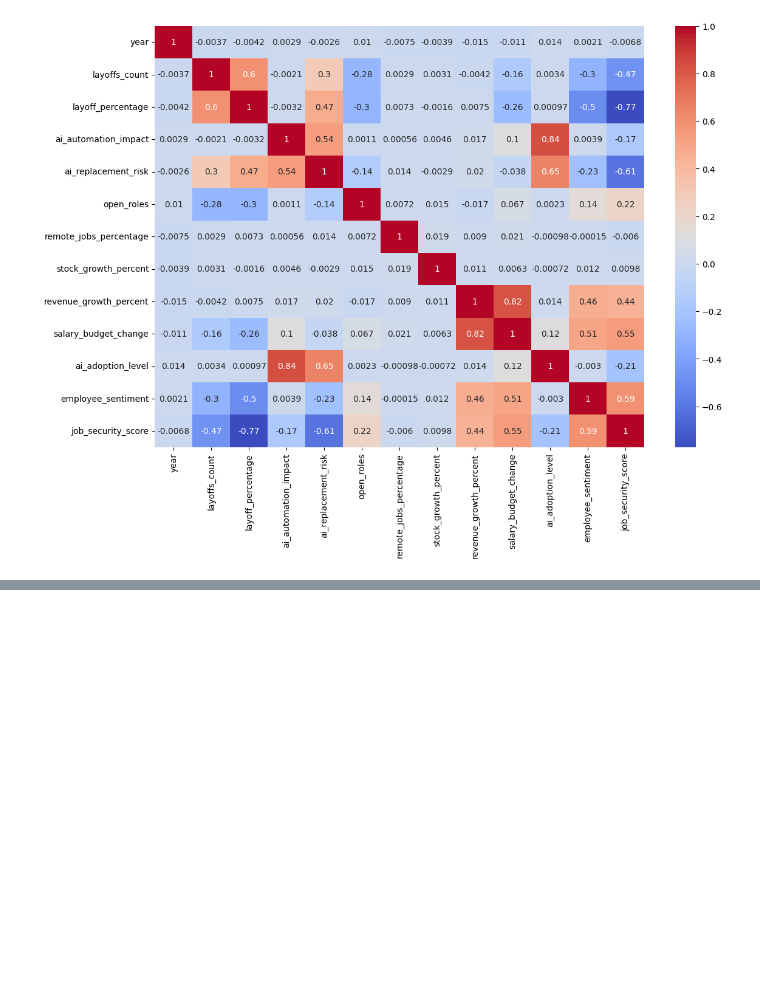
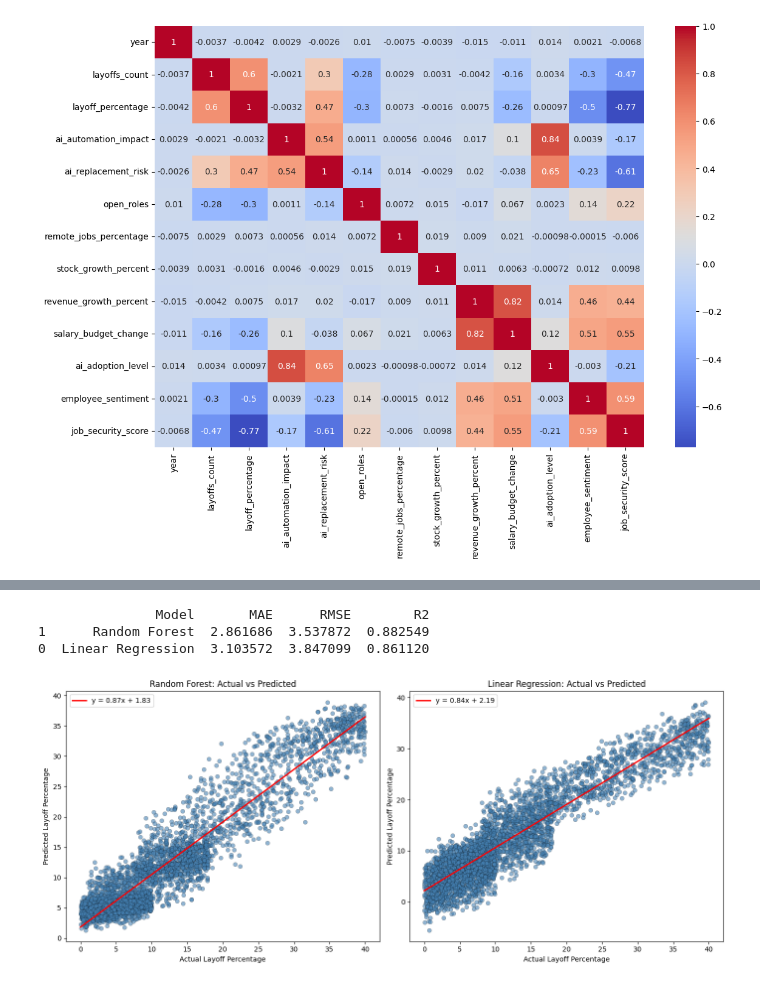
Before and after one commit to Ishasavani1402/Machin_Learning, a Jupyter notebook: LAYOFF_COUNT_PREDICTION/ml.ipynb, the cells around one changed output, grey strips where cells are left out. Saved outputs shown, nothing was run; the diff lists cells and outputs as text; code cells hidden in the pictures; blank space fills up the shorter version.

```diff
--- a/LAYOFF_COUNT_PREDICTION/ml.ipynb
+++ b/LAYOFF_COUNT_PREDICTION/ml.ipynb
@@ -87,7 +175,18 @@ test shape : (3600, 1) : (3600,)
 # %%
-preprocessor = ColumnTransformer(transformers=[
-    ("num", StandardScaler(), x),
-])
+preprocessor = ColumnTransformer(
+    transformers=[
+        (
+            "num",
+            StandardScaler(),
+            numeric_features
+        ),
+        (
+            "cat",
+            OneHotEncoder(handle_unknown="ignore"),
+            categorical_features
+        )
+    ]
+)
 preprocessor
 # %% [output]
 ColumnTransformer(transformers=[('num', StandardScaler(),
@@ -108,3 +199,0 @@ ColumnTransformer(transformers=[('num', StandardScaler(),
-# %%
-linear_model = LinearRegression()
-linear_model.fit(x_train , y_train)
@@ -138,0 +272,55 @@ ValueError: x and y must be the same size
+# %%
+results = pd.DataFrame({
+
+    "Model": [
+        "Linear Regression",
+        "Random Forest"
+    ],
+
+    "MAE": [
+        mean_absolute_error(y_test, linear_predictions),
+        mean_absolute_error(y_test, rf_predictions)
+    ],
+
+    "RMSE": [
+        np.sqrt(mean_squared_error(y_test, linear_predictions)),
+        np.sqrt(mean_squared_error(y_test, rf_predictions))
+    ],
+
+    "R2": [
+        r2_score(y_test, linear_predictions),
+        r2_score(y_test, rf_predictions)
+    ]
+})
+
+print("\n")
+print(results.sort_values("R2", ascending=False))
+# %% [output]
+               Model       MAE      RMSE        R2
+1      Random Forest  2.861686  3.537872  0.882549
+0  Linear Regression  3.103572  3.847099  0.861120
+# %%
+fig, axes = plt.subplots(1, 2, figsize=(14, 6))
+
+for ax, predictions, title in zip(
+    axes,
+    [rf_predictions, linear_predictions],
+    ["Random Forest: Actual vs Predicted", "Linear Regression: Actual vs Predicted"]
+):
+    ax.scatter(y_test, predictions, alpha=0.6, color="steelblue", edgecolors="k", linewidths=0.3)
+
+    # ── Regression line ──────────────────────────────
+    m, b = np.polyfit(y_test, predictions, 1)          # slope, intercept
+    x_line = np.linspace(y_test.min(), y_test.max(), 100)
+    ax.plot(x_line, m * x_line + b, color="red", linewidth=2, label=f"y = {m:.2f}x + {b:.2f}")
+    # ─────────────────────────────────────────────────
+
+    ax.set_xlabel("Actual Layoff Percentage")
+    ax.set_ylabel("Predicted Layoff Percentage")
+    ax.set_title(title)
+    ax.legend()
+
+plt.tight_layout()
+plt.show()
+# %% [output]
+[figure, added]
```
Also changed, not shown: parts of 15 cells of this notebook.
